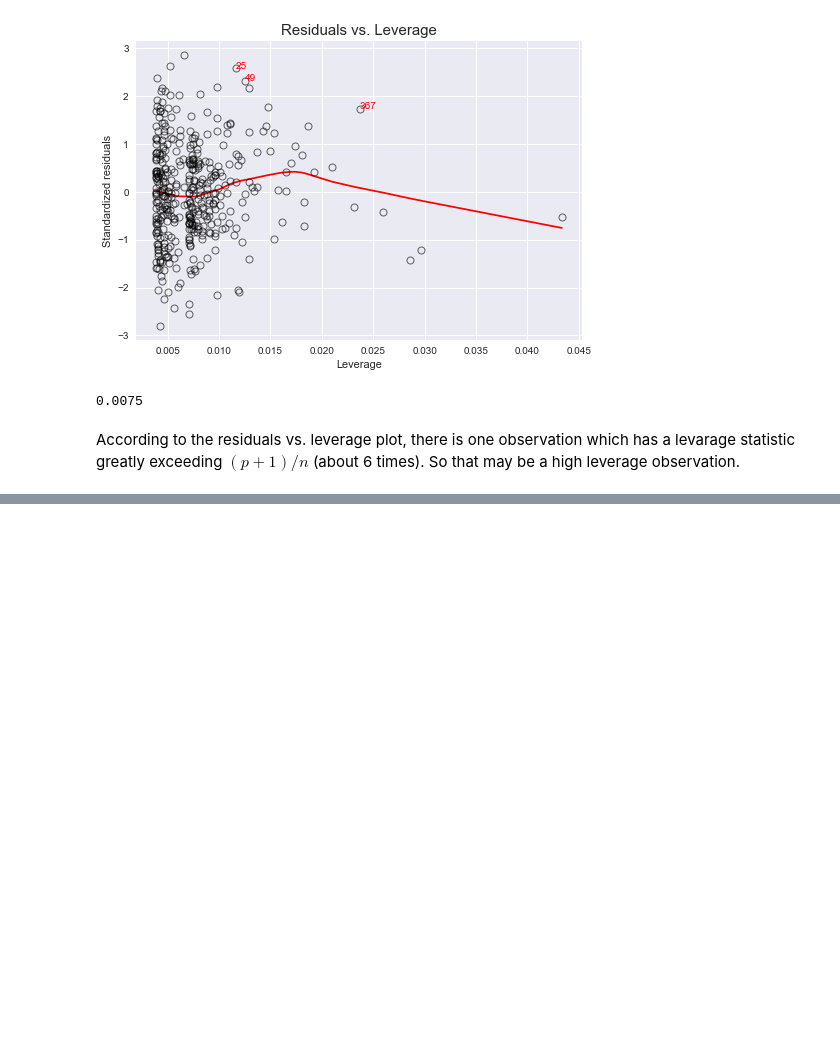
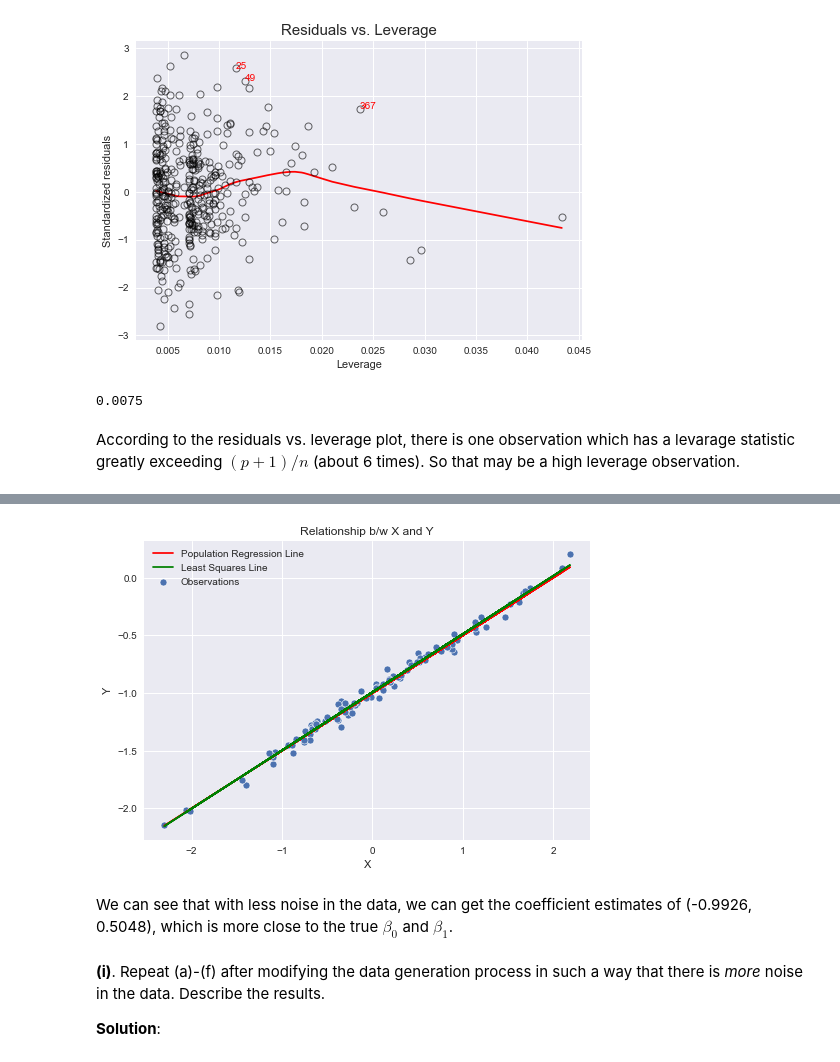
Before and after one commit to chenyulue/ISLP, a Jupyter notebook: Ch03-Linear_Regression_Exercises.ipynb, the cells around one changed output, grey strips where cells are left out. Saved outputs shown, nothing was run; the diff lists cells and outputs as text; code cells hidden in the pictures; blank space fills up the shorter version.

```diff
--- a/Ch03-Linear_Regression_Exercises.ipynb
+++ b/Ch03-Linear_Regression_Exercises.ipynb
@@ -684,0 +1014,8 @@ According to the residuals vs. leverage plot, there is one observation which has
+# %%
+np.random.seed(1)
+X = np.random.normal(size=100)
+eps = np.random.normal(scale=0.05, size=100)
+Y = -1 + 0.5*X + eps
+data = pd.DataFrame({'X':X, 'Y':Y})
+lm_fit_less_noise = smf.ols('Y~X', data).fit()
+lm_fit_less_noise.summary()
@@ -684,0 +1042,20 @@ According to the residuals vs. leverage plot, there is one observation which has
+# %%
+Y_pop = -1 + 0.5*X
+sns.scatterplot(x=X, y=Y, label='Observations')
+plt.plot(X, Y_pop, label='Population Regression Line',
+         color='red')
+plt.plot(X, lm_fit_less_noise.fittedvalues,
+         label='Least Squares Line',
+         color='green')
+plt.gca().set(xlabel='X',
+              ylabel='Y',
+              title='Relationship b/w X and Y')
+plt.legend();
+# %% [output]
+[figure, added]
+# %% [markdown]
+We can see that with less noise in the data, we can get the coefficient estimates of (-0.9926, 0.5048), which is more close to the true $\beta_0$ and $\beta_1$.
+# %% [markdown]
+**(i)**. Repeat (a)-(f) after modifying the data generation process in such a way that there is *more* noise in the data. Describe the results.
+
+**Solution**:
```
Also changed, not shown: parts of 86 cells of this notebook.
